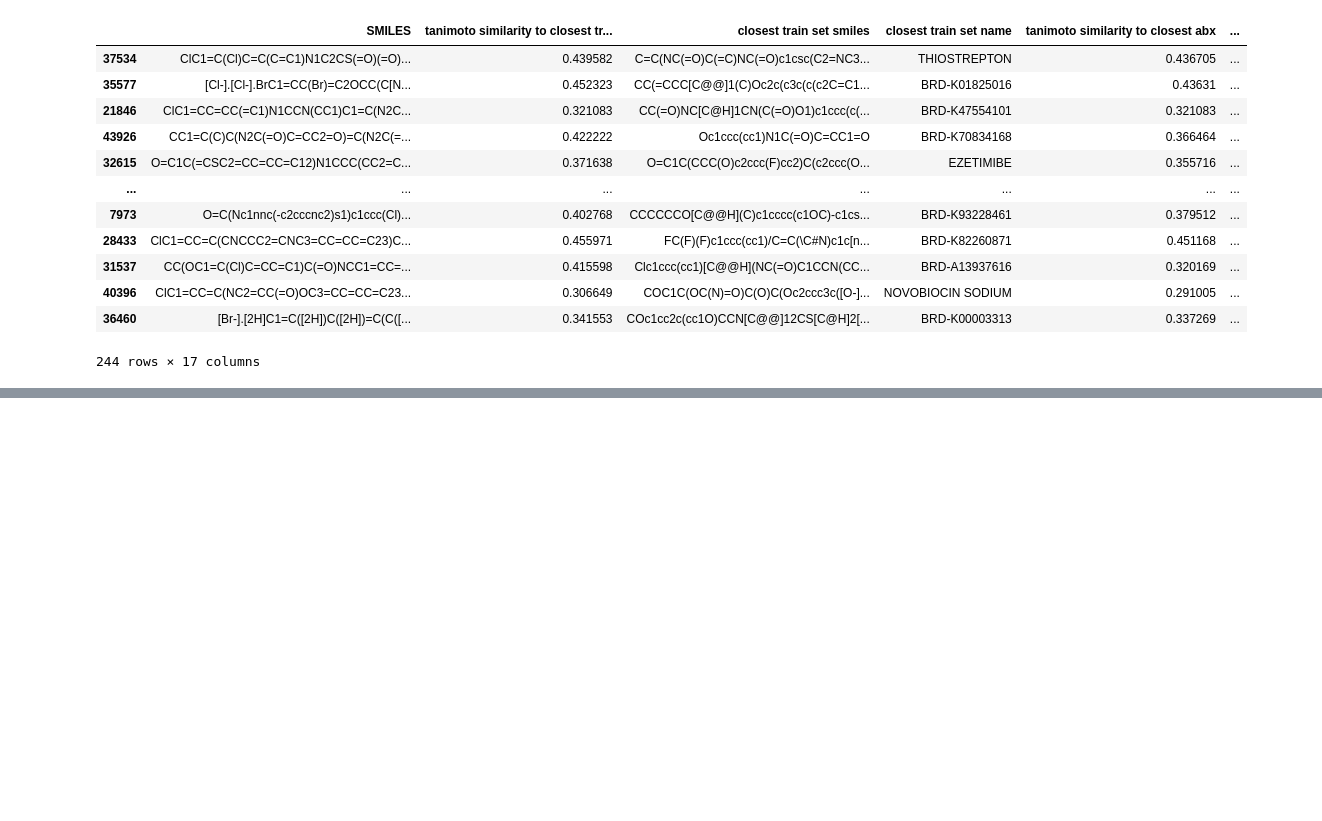
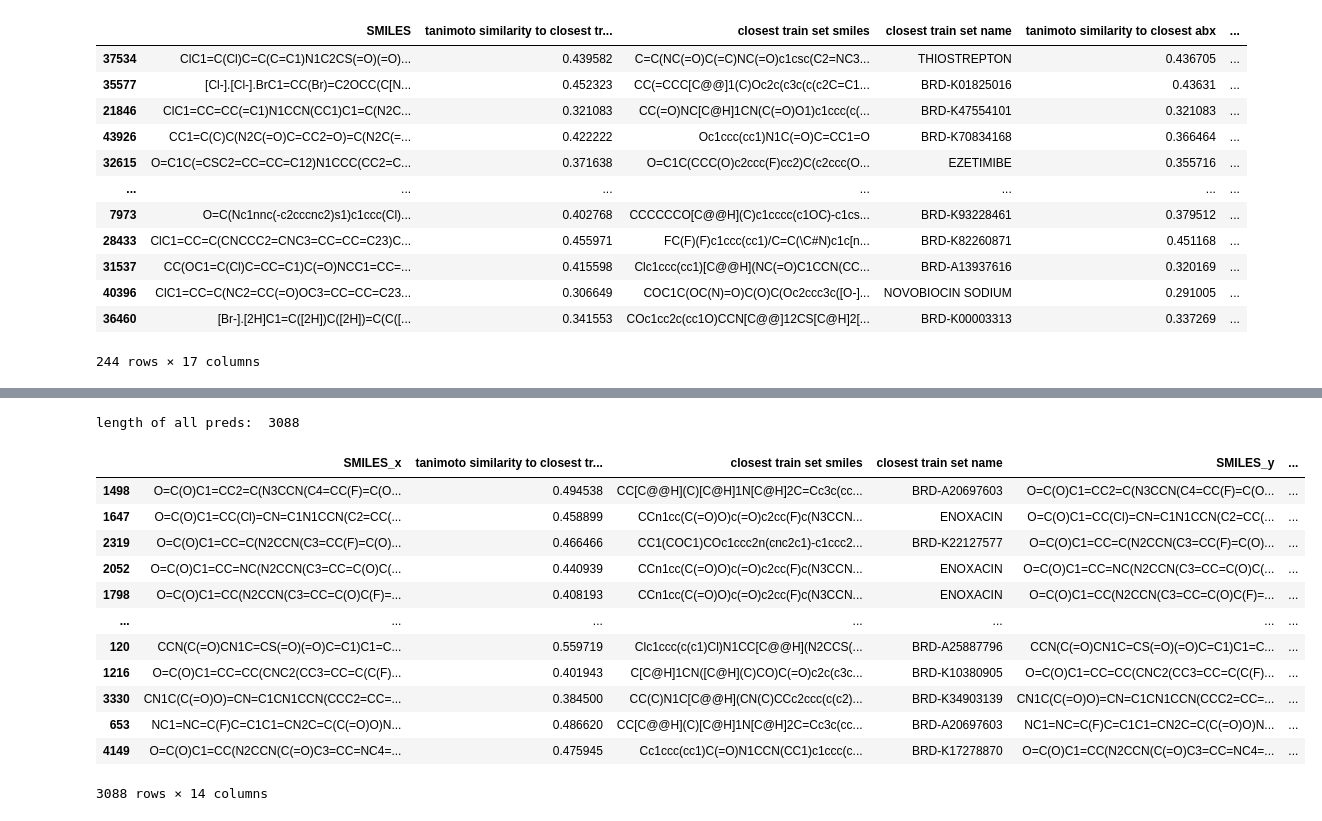
Before and after one commit to jackievaleri/ngonorrhoeae_abx_ml_discovery, a Jupyter notebook: src/06_filter_predictions_to_prioritize_compounds_for_validation.ipynb, the cells around one changed output, grey strips where cells are left out. Cells and saved outputs as stored; diff of their text form; code cells hidden in the pictures; blank space fills up the shorter version.

```diff
--- a/src/06_filter_predictions_to_prioritize_compounds_for_validation.ipynb
+++ b/src/06_filter_predictions_to_prioritize_compounds_for_validation.ipynb
@@ -307,0 +347,26 @@ RDKit WARNING: [08:07:37] WARNING: not removing hydrogen atom without neighbors
+# %%
+# Melis also wanted to see compounds with PS >0.5 and TS_Abx < 0.5
+data_dir = '../out/predictions_from_models/pk_37k_3roundsval_model/enamine_REAL_diversity/'
+df = pd.read_csv(data_dir + 'inh05_preds_with_tanimoto_analysis.csv')
+# already all >0.5 score
+df = df[df['tanimoto similarity to closest abx'] < 0.5]
+df = df[df['tanimoto similarity to closest train set'] < 0.9]
+df = df.sort_values('hit', ascending = False)
+print('length of all preds: ', len(df))
+df.to_csv(data_dir + 'enamine_real_diversity_analysis_cutoff0.5_tanabx0.5_tantrainset_0.9.csv', index = False)
+df
+# %% [output]
+length of all preds:  3088
+|  | SMILES_x | tanimoto similarity to closest tr... | closest train set smiles | closest train set name | SMILES_y | ... |
+| 1498 | O=C(O)C1=CC2=C(N3CCN(C4=CC(F)=C(O... | 0.494538 | CC[C@@H](C)[C@H]1N[C@H]2C=Cc3c(cc... | BRD-A20697603 | O=C(O)C1=CC2=C(N3CCN(C4=CC(F)=C(O... | ... |
+| 1647 | O=C(O)C1=CC(Cl)=CN=C1N1CCN(C2=CC(... | 0.458899 | CCn1cc(C(=O)O)c(=O)c2cc(F)c(N3CCN... | ENOXACIN | O=C(O)C1=CC(Cl)=CN=C1N1CCN(C2=CC(... | ... |
+| 2319 | O=C(O)C1=CC=C(N2CCN(C3=CC(F)=C(O)... | 0.466466 | CC1(COC1)COc1ccc2n(cnc2c1)-c1ccc2... | BRD-K22127577 | O=C(O)C1=CC=C(N2CCN(C3=CC(F)=C(O)... | ... |
+| 2052 | O=C(O)C1=CC=NC(N2CCN(C3=CC=C(O)C(... | 0.440939 | CCn1cc(C(=O)O)c(=O)c2cc(F)c(N3CCN... | ENOXACIN | O=C(O)C1=CC=NC(N2CCN(C3=CC=C(O)C(... | ... |
+| 1798 | O=C(O)C1=CC(N2CCN(C3=CC=C(O)C(F)=... | 0.408193 | CCn1cc(C(=O)O)c(=O)c2cc(F)c(N3CCN... | ENOXACIN | O=C(O)C1=CC(N2CCN(C3=CC=C(O)C(F)=... | ... |
+| ... | ... | ... | ... | ... | ... | ... |
+| 120 | CCN(C(=O)CN1C=CS(=O)(=O)C=C1)C1=C... | 0.559719 | Clc1ccc(c(c1)Cl)N1CC[C@@H](N2CCS(... | BRD-A25887796 | CCN(C(=O)CN1C=CS(=O)(=O)C=C1)C1=C... | ... |
+| 1216 | O=C(O)C1=CC=CC(CNC2(CC3=CC=C(C(F)... | 0.401943 | C[C@H]1CN([C@H](C)CO)C(=O)c2c(c3c... | BRD-K10380905 | O=C(O)C1=CC=CC(CNC2(CC3=CC=C(C(F)... | ... |
+| 3330 | CN1C(C(=O)O)=CN=C1CN1CCN(CCC2=CC=... | 0.384500 | CC(C)N1C[C@@H](CN(C)CCc2ccc(c(c2)... | BRD-K34903139 | CN1C(C(=O)O)=CN=C1CN1CCN(CCC2=CC=... | ... |
+| 653 | NC1=NC=C(F)C=C1C1=CN2C=C(C(=O)O)N... | 0.486620 | CC[C@@H](C)[C@H]1N[C@H]2C=Cc3c(cc... | BRD-A20697603 | NC1=NC=C(F)C=C1C1=CN2C=C(C(=O)O)N... | ... |
+| 4149 | O=C(O)C1=CC(N2CCN(C(=O)C3=CC=NC4=... | 0.475945 | Cc1ccc(cc1)C(=O)N1CCN(CC1)c1ccc(c... | BRD-K17278870 | O=C(O)C1=CC(N2CCN(C(=O)C3=CC=NC4=... | ... |
+3088 rows × 14 columns
```
Also changed, not shown: parts of 3 cells of this notebook, 17 other files.
